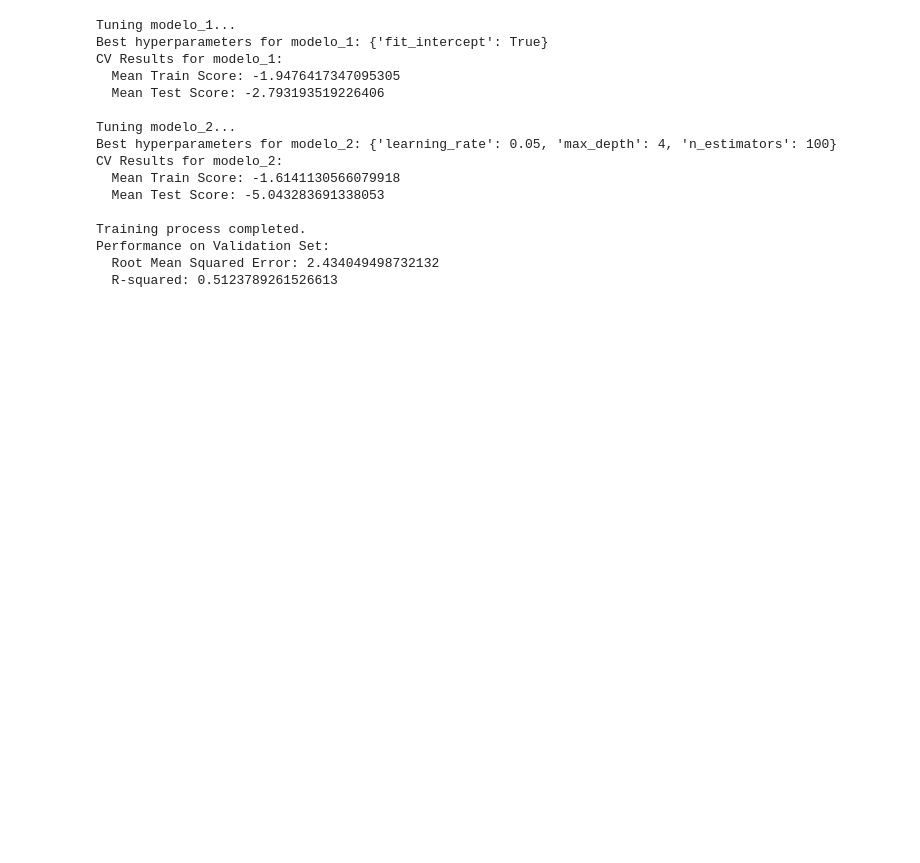
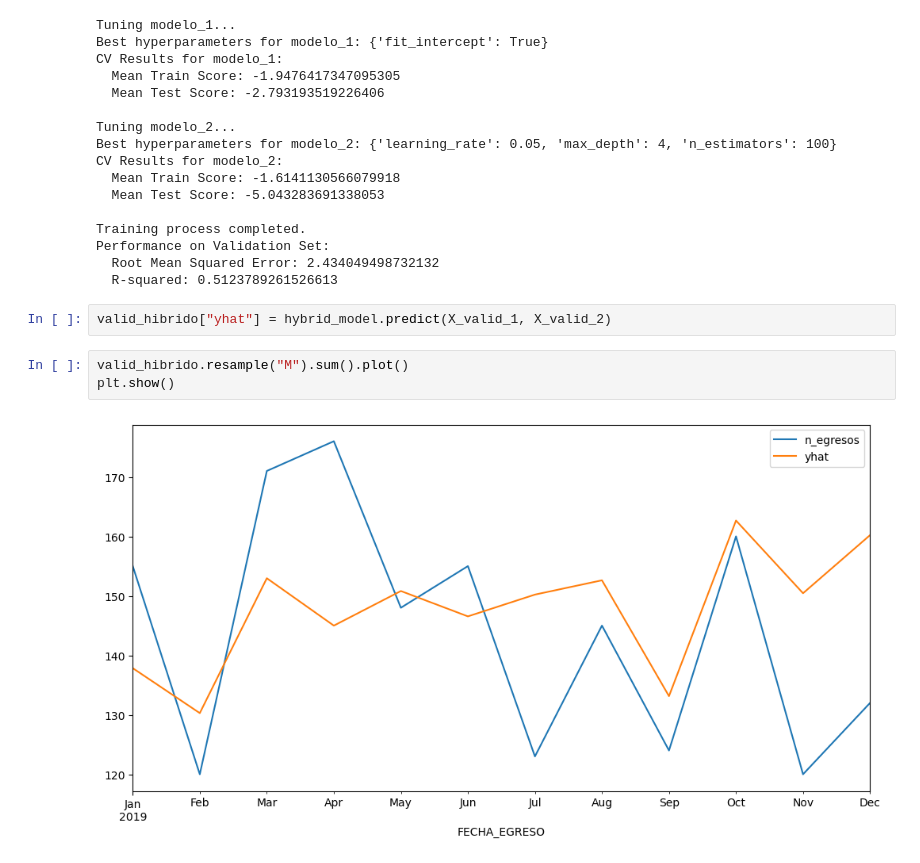
Before and after one commit to JavierRojas14/proyeccion-int, a Jupyter notebook: notebooks/4.0-jrb-final-forecasting.ipynb, the cells around one changed output. Cells and saved outputs as stored; diff of their text form; blank space fills up the shorter version.

Commit message:
Muestra resultados de modelo hibrido

```diff
--- a/notebooks/4.0-jrb-final-forecasting.ipynb
+++ b/notebooks/4.0-jrb-final-forecasting.ipynb
@@ -291,3 +291,10 @@ Training process completed.
 Performance on Validation Set:
   Root Mean Squared Error: 2.434049498732132
   R-squared: 0.5123789261526613
+# %%
+valid_hibrido["yhat"] = hybrid_model.predict(X_valid_1, X_valid_2)
+# %%
+valid_hibrido.resample("M").sum().plot()
+plt.show()
+# %% [output]
+[figure, added]
```
